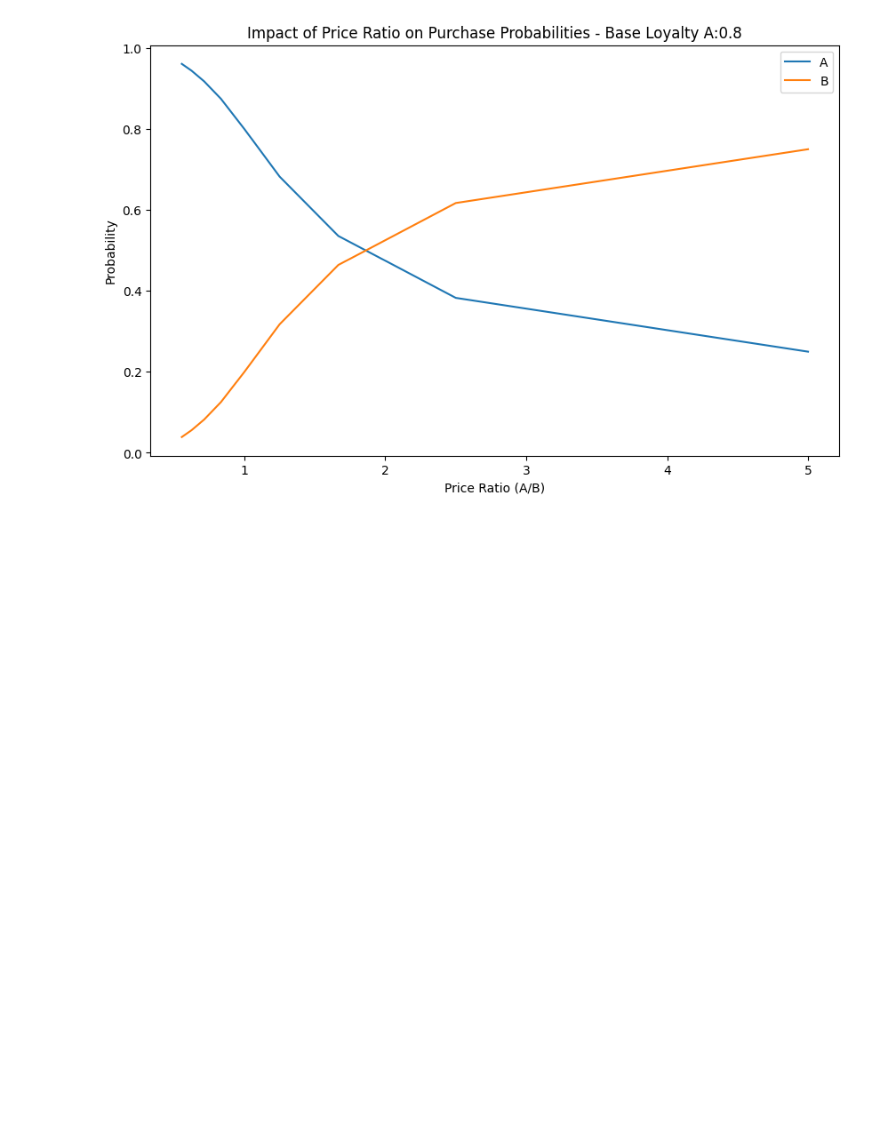
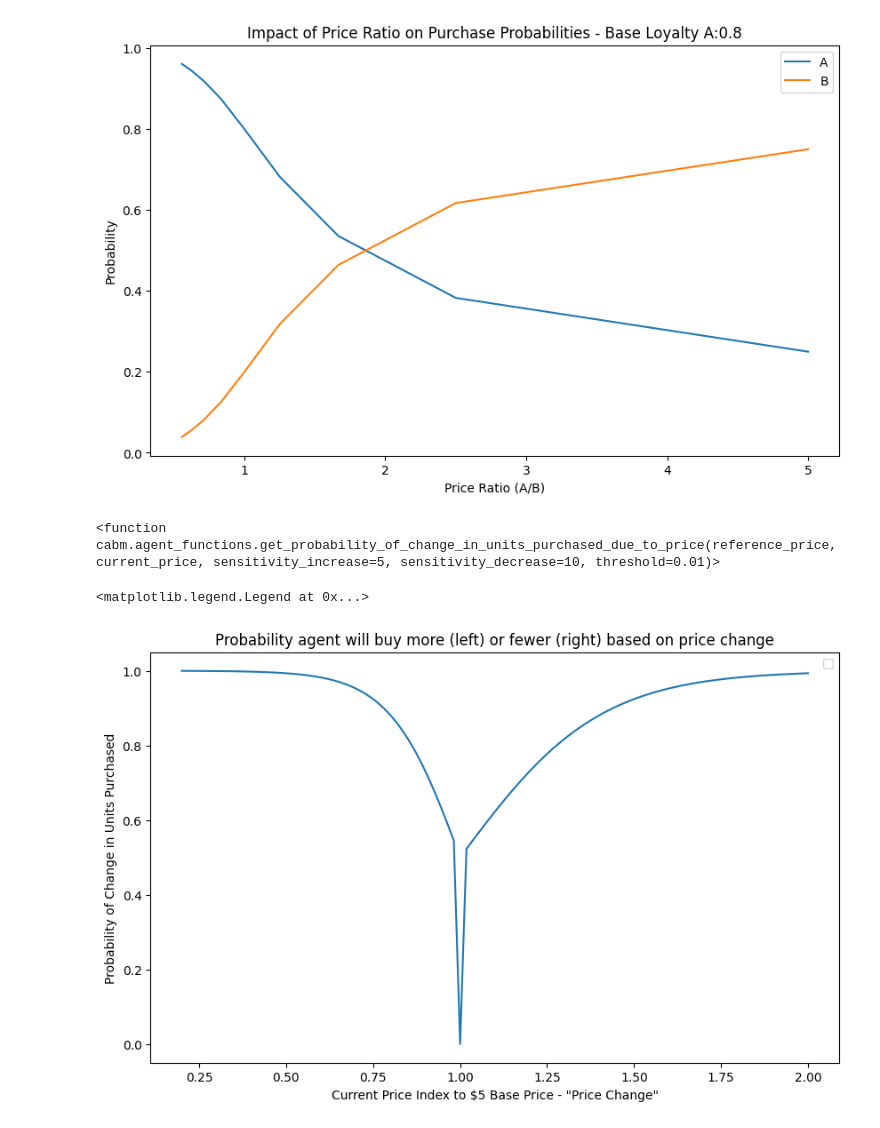
Before and after one commit to mcfitzgerald/consumer-abm, a Jupyter notebook: test_funcs.ipynb, the cells around one changed output. Drawn from its saved outputs; the diff is of its cells as text; code cells hidden in the pictures; blank space fills up the shorter version.

```diff
--- a/test_funcs.ipynb
+++ b/test_funcs.ipynb
@@ -200,3 +203,23 @@ plt.legend()
 # %% [output]
 <matplotlib.legend.Legend at 0x...>
 [figure]
+# %%
+get_probability_of_change_in_units_purchased_due_to_price
+# %% [output]
+<function cabm.agent_functions.get_probability_of_change_in_units_purchased_due_to_price(reference_price, current_price, sensitivity_increase=5, sensitivity_decrease=10, threshold=0.01)>
+# %%
+current_prices = np.linspace(1.0,10.0,100)
+# %%
+event_probabilities = [get_probability_of_change_in_units_purchased_due_to_price(reference_price=5.0,current_price=i) for i in current_prices]
+# %%
+price_indices = current_prices/5.0
+# %%
+plt.figure(figsize=(10, 6))
+plt.plot(price_indices, event_probabilities)
+plt.xlabel('Current Price Index to $5 Base Price - "Price Change"')
+plt.ylabel('Probability of Change in Units Purchased')
+plt.title('Probability agent will buy more (left) or fewer (right) based on price change')
+plt.legend()
+# %% [output]
+<matplotlib.legend.Legend at 0x...>
+[figure, added]
```
Also changed, not shown: parts of 12 cells of this notebook, 1 other file.
